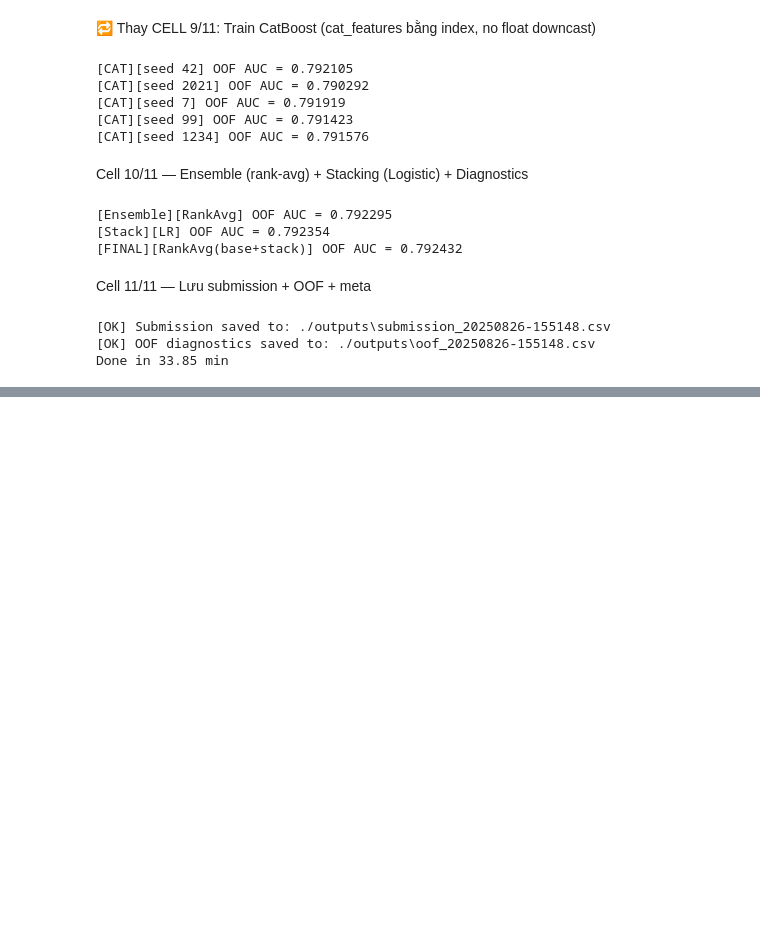
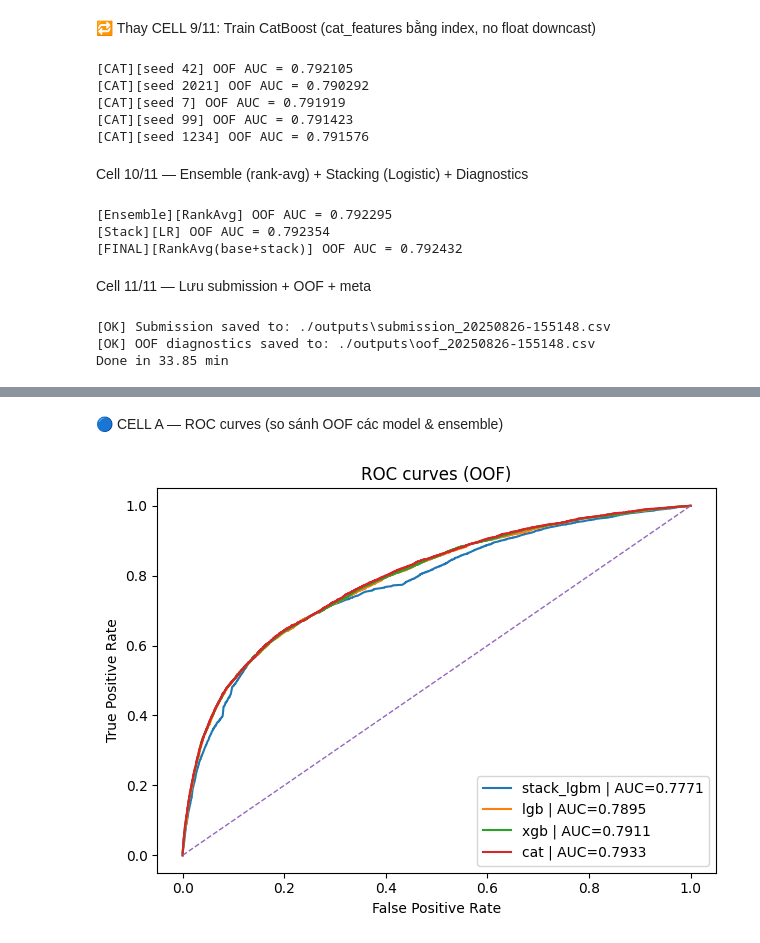
Before and after one commit to thanhdangtran/credit-default-prediction-challenge-jcds-0612, a Jupyter notebook: JCDS0612_Stacking_Upgrade_20250826_030403 (1).ipynb, the cells around one changed output, grey strips where cells are left out. Drawn from its saved outputs; the diff is of its cells as text; code cells hidden in the pictures; blank space fills up the shorter version.

```diff
--- a/JCDS0612_Stacking_Upgrade_20250826_030403 (1).ipynb
+++ b/JCDS0612_Stacking_Upgrade_20250826_030403 (1).ipynb
@@ -0,0 +127,13 @@
+# %%
+# ===================== EDA CELL 3: Correlation with Target =====================
+# Chỉ Pearson cho numeric
+if len(EDA_num_cols):
+    EDA_corr = EDA_train[EDA_num_cols + [EDA_target]].corr()[EDA_target].drop(EDA_target)
+    EDA_corr_abs = EDA_corr.abs().sort_values(ascending=False)
+    print("Top 15 |corr| với target:")
+    display(EDA_corr.loc[EDA_corr_abs.index].to_frame("corr_with_target").head(15))
+    # lưu lại danh sách top để vẽ histogram ở cell sau
+    EDA_top_feats = EDA_corr_abs.head(6).index.tolist()
+else:
+    EDA_corr = pd.Series(dtype=float); EDA_top_feats = []
+    print("Không tính corr vì không có numeric.")
@@ -794,0 +754,47 @@ dtype: float64
+# %% [markdown]
+🔵 CELL A — ROC curves (so sánh OOF các model & ensemble)
+# %%
+# ===================== DIAG CELL A: ROC curves (OOF) =====================
+import numpy as np
+import matplotlib.pyplot as plt
+from sklearn.metrics import roc_auc_score, roc_curve
+
+assert 'oof_store' in globals(), "Không thấy oof_store. Hãy chạy xong phần train trước."
+assert 'y' in globals(), "Không thấy biến y (target)."
+
+# Chọn các key để vẽ: 3 base + (nếu có) ensemble
+base_keys = [k for k in oof_store.keys() if k.lower().startswith(('lgb', 'xgb', 'cat'))]
+ens_keys  = [k for k in oof_store.keys() if any(t in k.lower() for t in ['final','blend','rank','stack','ens'])]
+
+plot_keys = []
+# Ưu tiên ensemble đầu tiên (nếu có)
+if ens_keys:
+    # lấy key ensemble có AUC cao nhất
+    best_ens = max(ens_keys, key=lambda k: roc_auc_score(y, oof_store[k]))
+    plot_keys.append(best_ens)
+# thêm 3 base (nếu có)
+for fam in ['lgb','xgb','cat']:
+    kfam = [k for k in base_keys if k.lower().startswith(fam)]
+    if kfam:
+        # nếu có nhiều phiên bản, lấy AUC cao nhất trong fam
+        best = max(kfam, key=lambda k: roc_auc_score(y, oof_store[k]))
+        plot_keys.append(best)
+
+# Nếu chưa có gì (case hiếm), vẽ tất cả
+if not plot_keys:
+    plot_keys = list(oof_store.keys())
+
+plt.figure()
+for k in plot_keys:
+    fpr, tpr, _ = roc_curve(y, oof_store[k])
+    auc = roc_auc_score(y, oof_store[k])
+    plt.plot(fpr, tpr, label=f"{k} | AUC={auc:.4f}")
+
+plt.plot([0,1], [0,1], linestyle="--", linewidth=1)
+plt.xlabel("False Positive Rate"); plt.ylabel("True Positive Rate")
+plt.title("ROC curves (OOF)")
+plt.legend()
+plt.tight_layout()
+plt.show()
+# %% [output]
+[figure, added]
```
Also changed, not shown: parts of 32 cells of this notebook, 4 other files.
